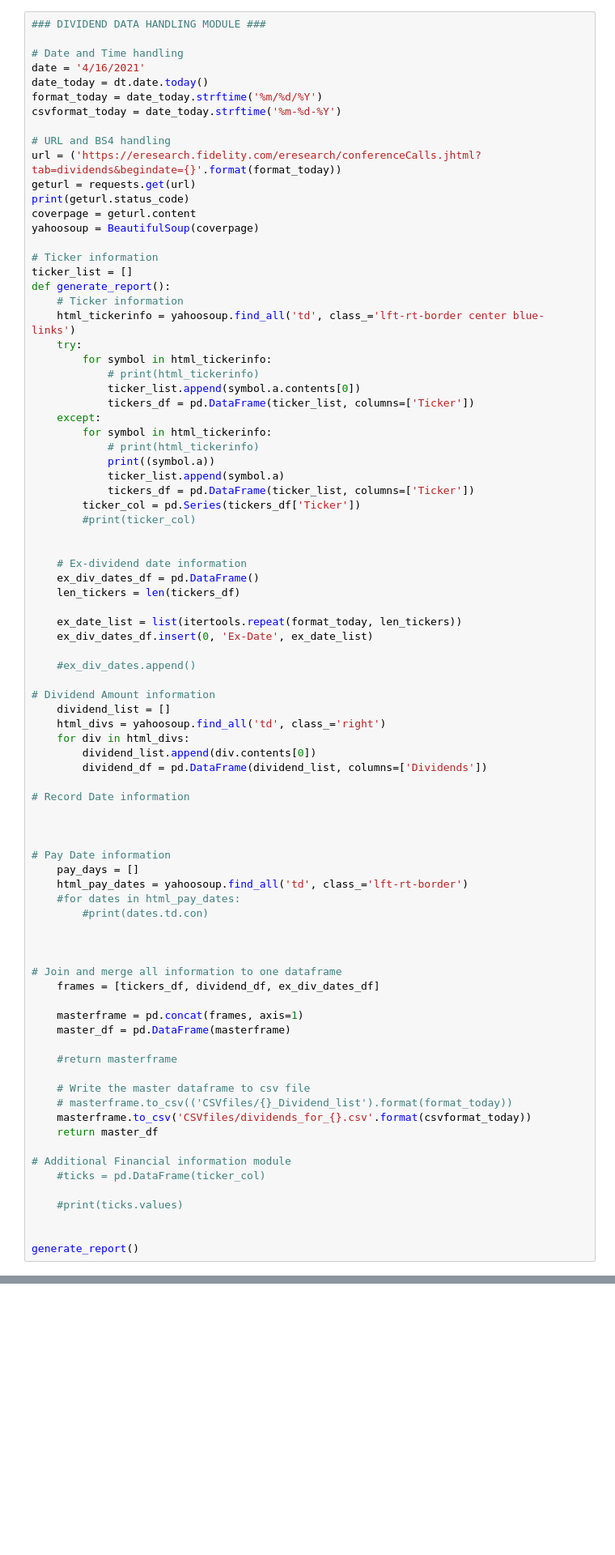
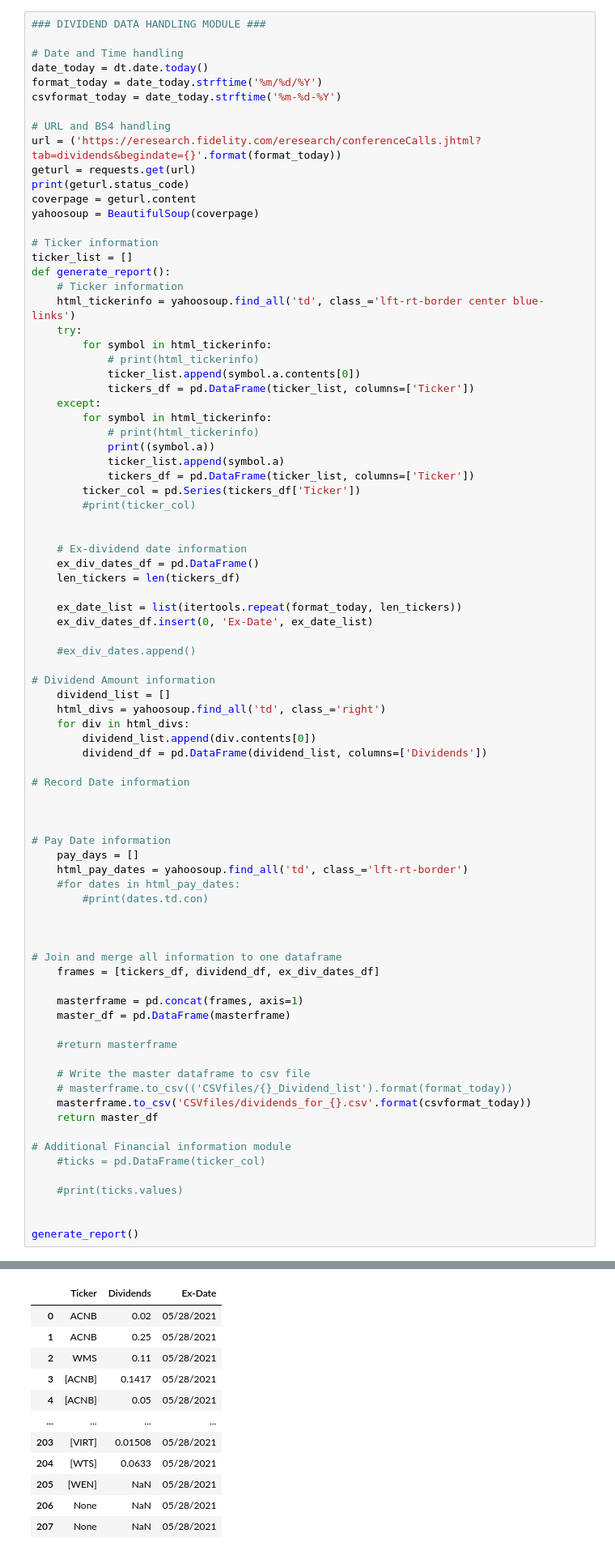
Before and after one commit to ryanhhogan3/financialintel, a Jupyter notebook: FinancialIntelemail.ipynb, the cells around one changed output, grey strips where cells are left out. Shown: that part at 81% size. Drawn from its saved outputs; the diff is of its cells as text; blank space fills up the shorter version.

```diff
--- a/FinancialIntelemail.ipynb
+++ b/FinancialIntelemail.ipynb
@@ -30,7 +30,6 @@ from email.utils import COMMASPACE
 ### DIVIDEND DATA HANDLING MODULE ###
 
 # Date and Time handling
-date = '4/16/2021'
 date_today = dt.date.today()
 format_today = date_today.strftime('%m/%d/%Y')
 csvformat_today = date_today.strftime('%m-%d-%Y')
@@ -114,0 +130,12 @@ generate_report()
+|  | Ticker | Dividends | Ex-Date |
+| 0 | ACNB | 0.02 | 05/28/2021 |
+| 1 | ACNB | 0.25 | 05/28/2021 |
+| 2 | WMS | 0.11 | 05/28/2021 |
+| 3 | [ACNB] | 0.1417 | 05/28/2021 |
+| 4 | [ACNB] | 0.05 | 05/28/2021 |
+| ... | ... | ... | ... |
+| 203 | [VIRT] | 0.01508 | 05/28/2021 |
+| 204 | [WTS] | 0.0633 | 05/28/2021 |
+| 205 | [WEN] | NaN | 05/28/2021 |
+| 206 | None | NaN | 05/28/2021 |
+| 207 | None | NaN | 05/28/2021 |
```
Also changed, not shown: parts of 4 cells of this notebook, 9 other files.
